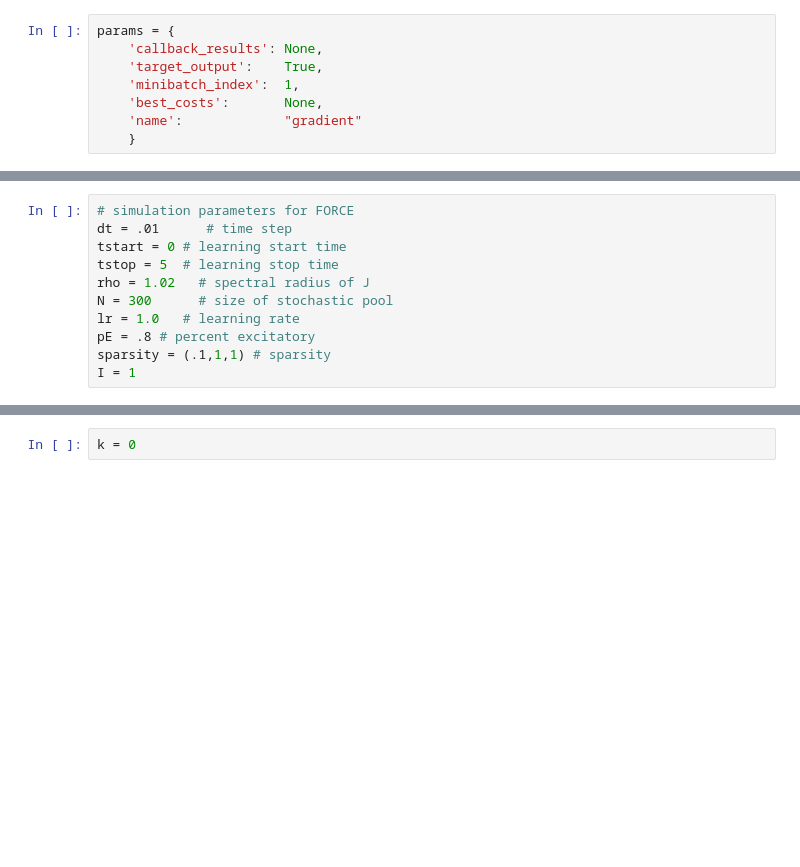
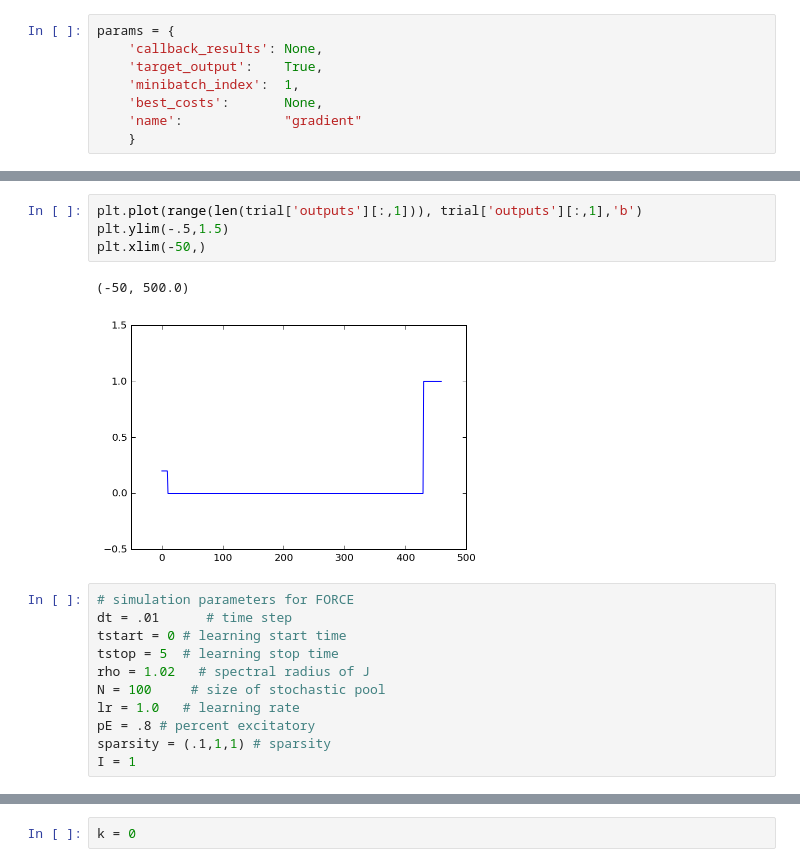
Before and after one commit to avicennax/jedi, a Jupyter notebook: notebooks/romo_task.ipynb, the cells around one changed output, grey strips where cells are left out. Cells and saved outputs as stored; diff of their text form; blank space fills up the shorter version.

```diff
--- a/notebooks/romo_task.ipynb
+++ b/notebooks/romo_task.ipynb
@@ -57,10 +76,17 @@ plt.ylim(-.5,1.5)
+# %%
+plt.plot(range(len(trial['outputs'][:,1])), trial['outputs'][:,1],'b')
+plt.ylim(-.5,1.5)
+plt.xlim(-50,)
+# %% [output]
+(-50, 500.0)
+[figure, added]
 # %%
 # simulation parameters for FORCE
 dt = .01      # time step
 tstart = 0 # learning start time
 tstop = 5  # learning stop time
 rho = 1.02   # spectral radius of J
-N = 300      # size of stochastic pool
+N = 100     # size of stochastic pool
 lr = 1.0   # learning rate
 pE = .8 # percent excitatory
 sparsity = (.1,1,1) # sparsity
```
Also changed, not shown: parts of 15 cells of this notebook, 14 other files.
